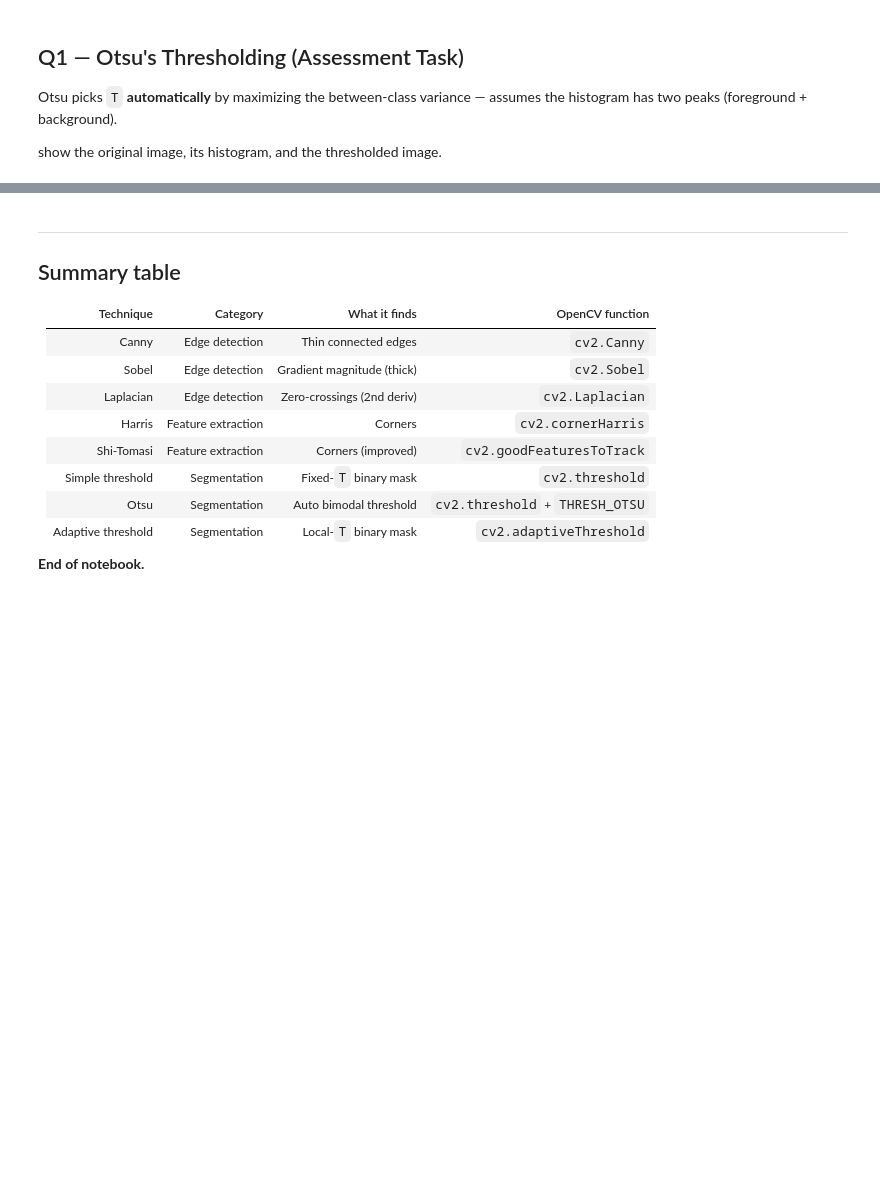
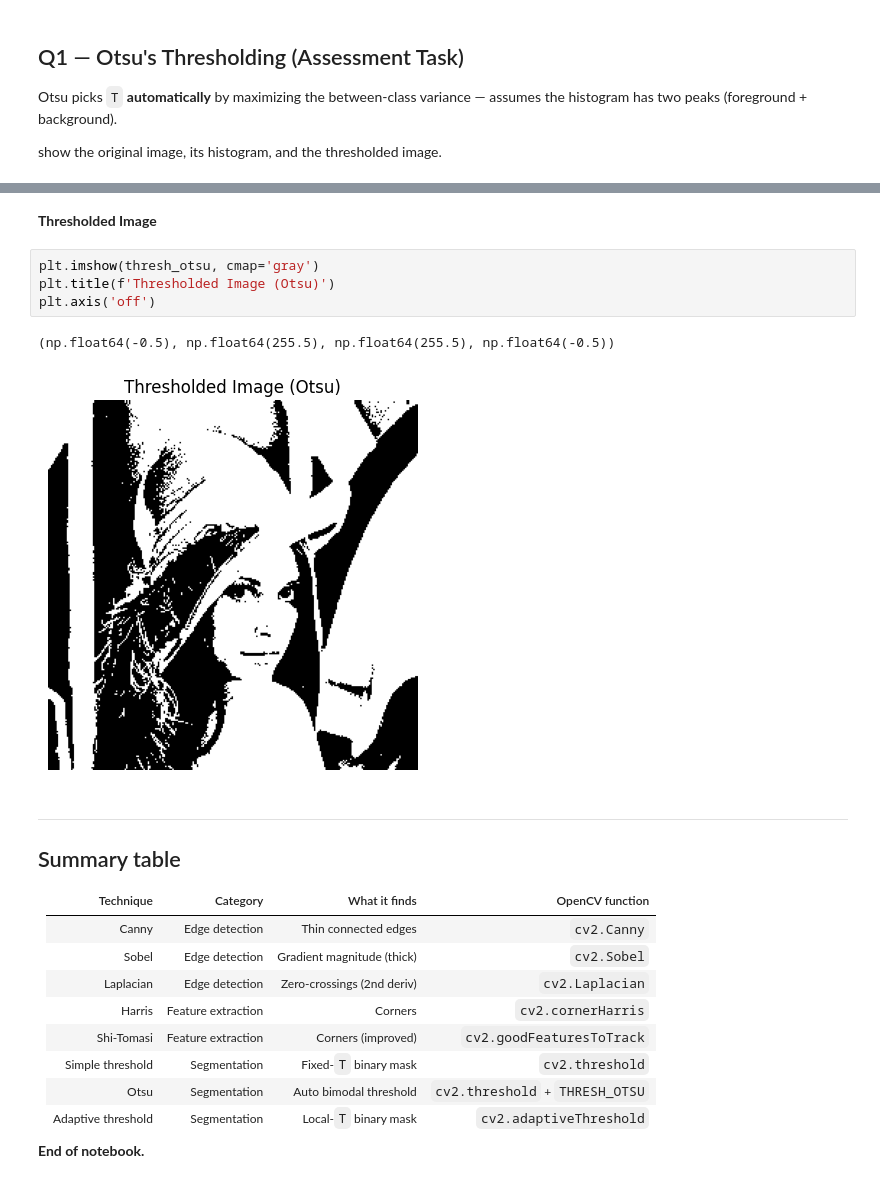
Before and after one commit to wwwww22345/C07-Image-Segmentation-and-Feature-Extraction, a Jupyter notebook: Lab7_Image_Segmentation_Feature_Extraction_executed.ipynb, the cells around one changed output, grey strips where cells are left out. Drawn from its saved outputs; the diff is of its cells as text; blank space fills up the shorter version.

```diff
--- a/Lab7_Image_Segmentation_Feature_Extraction_executed.ipynb
+++ b/Lab7_Image_Segmentation_Feature_Extraction_executed.ipynb
@@ -112,3 +140,12 @@ img = cv2.imread("/home/norah/code/wwwww22345/C07-Image-Segmentation-and-Feature
+# %% [markdown]
+**Thresholded Image**
+# %%
+plt.imshow(thresh_otsu, cmap='gray')
+plt.title(f'Thresholded Image (Otsu)')
+plt.axis('off')
+# %% [output]
+(np.float64(-0.5), np.float64(255.5), np.float64(255.5), np.float64(-0.5))
+[figure, added]
 # %% [markdown]
 ---
 ## Summary table
```
Also changed, not shown: parts of 6 cells of this notebook.
